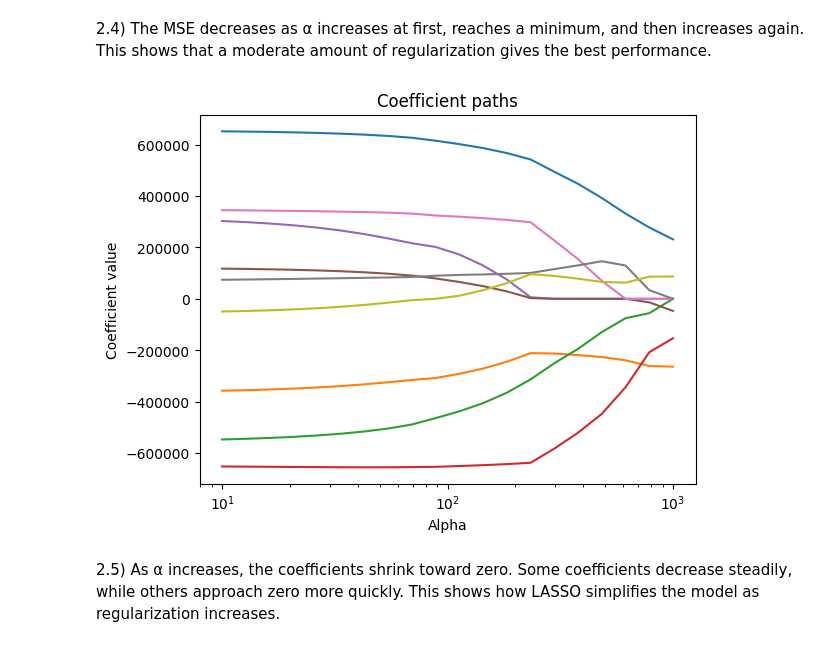
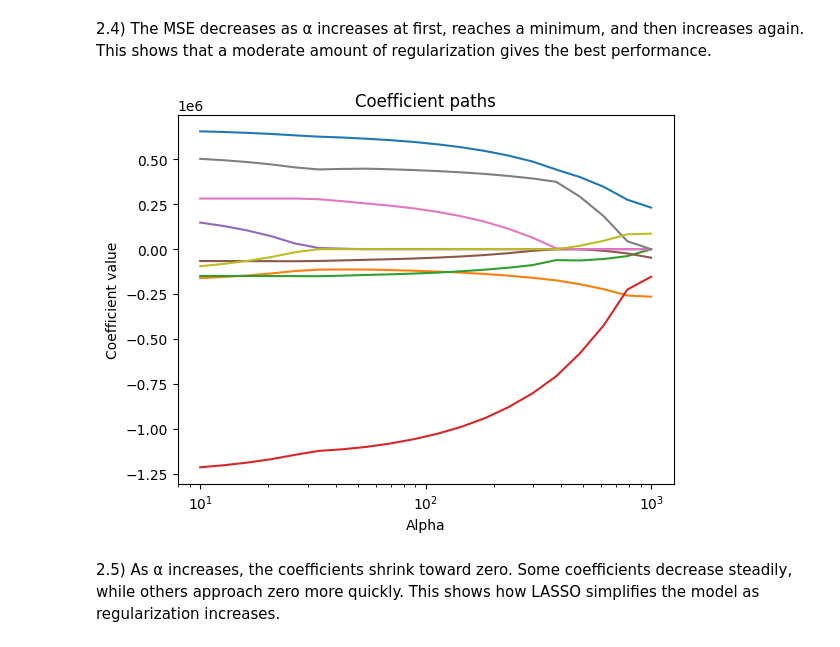
Before and after one commit to DJReazy/undergrad_ml_assignments, a Jupyter notebook: HW5.ipynb, the cells around one changed output. Cells and saved outputs as stored; diff of their text form; code cells hidden in the pictures.

```diff
--- a/HW5.ipynb
+++ b/HW5.ipynb
@@ -124,27 +124,34 @@ plt.show()
 # %% [markdown]
 2.4) The MSE decreases as α increases at first, reaches a minimum, and then increases again. This shows that a moderate amount of regularization gives the best performance.
 # %%
+import warnings
+from sklearn.exceptions import ConvergenceWarning
 from sklearn.linear_model import Lasso
+import matplotlib.pyplot as plt
+import numpy as np
+
+# Ignore convergence warnings
+warnings.filterwarnings("ignore", category=ConvergenceWarning)
 
 coefs = []
 
 for a in alphas:
-    model = Lasso(alpha=a)
+    model = Lasso(alpha=a, max_iter=10000)
     model.fit(X_scaled, y)
     coefs.append(model.coef_)
 
 coefs = np.array(coefs)
 
 for i in range(coefs.shape[1]):
     plt.plot(alphas, coefs[:, i])
 
 plt.xscale("log")
 plt.xlabel("Alpha")
 plt.ylabel("Coefficient value")
 plt.title("Coefficient paths")
 plt.show()
 # %% [output]
-[figure, old version]
+[figure, new version]
 # %% [markdown]
 2.5) As α increases, the coefficients shrink toward zero. Some coefficients decrease steadily, while others approach zero more quickly. This shows how LASSO simplifies the model as regularization increases.
 # %%
```
